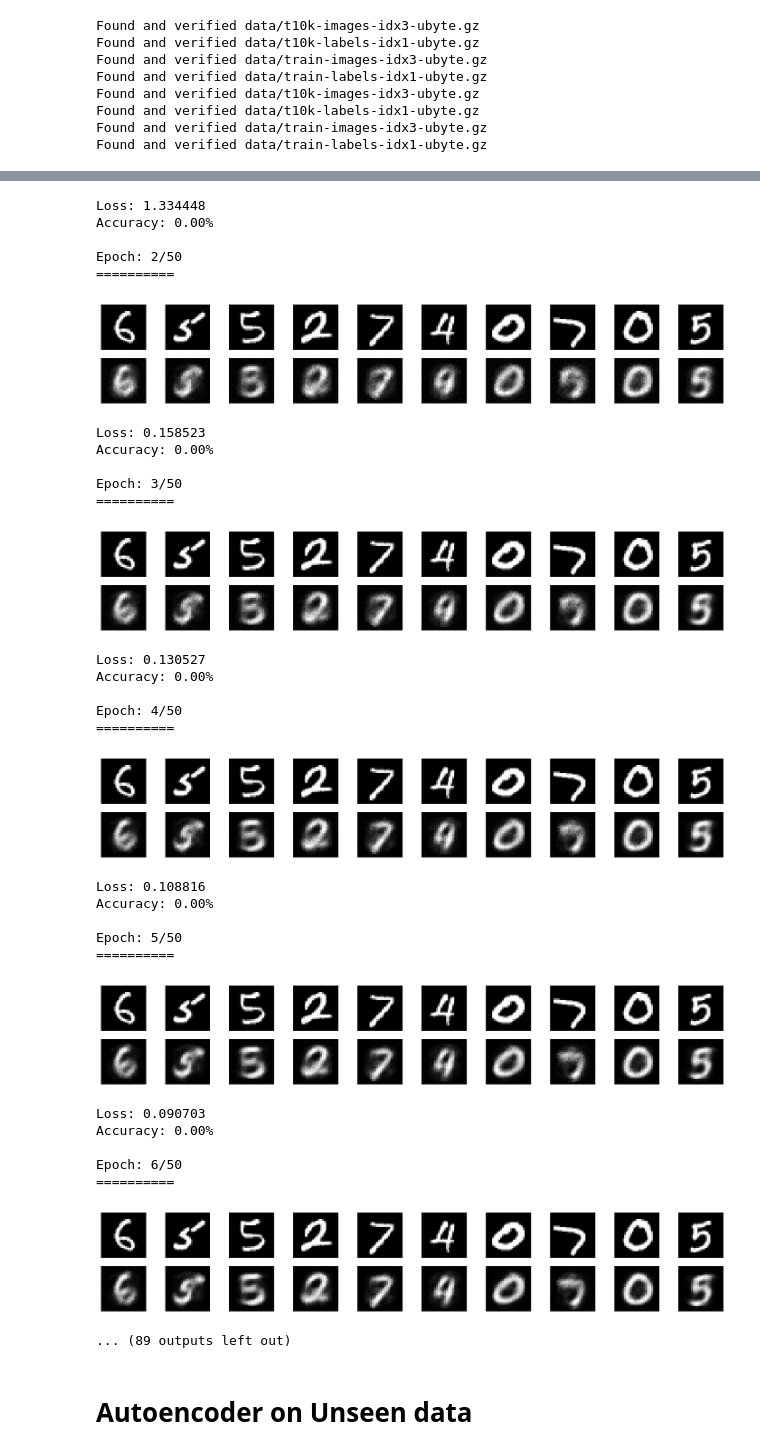
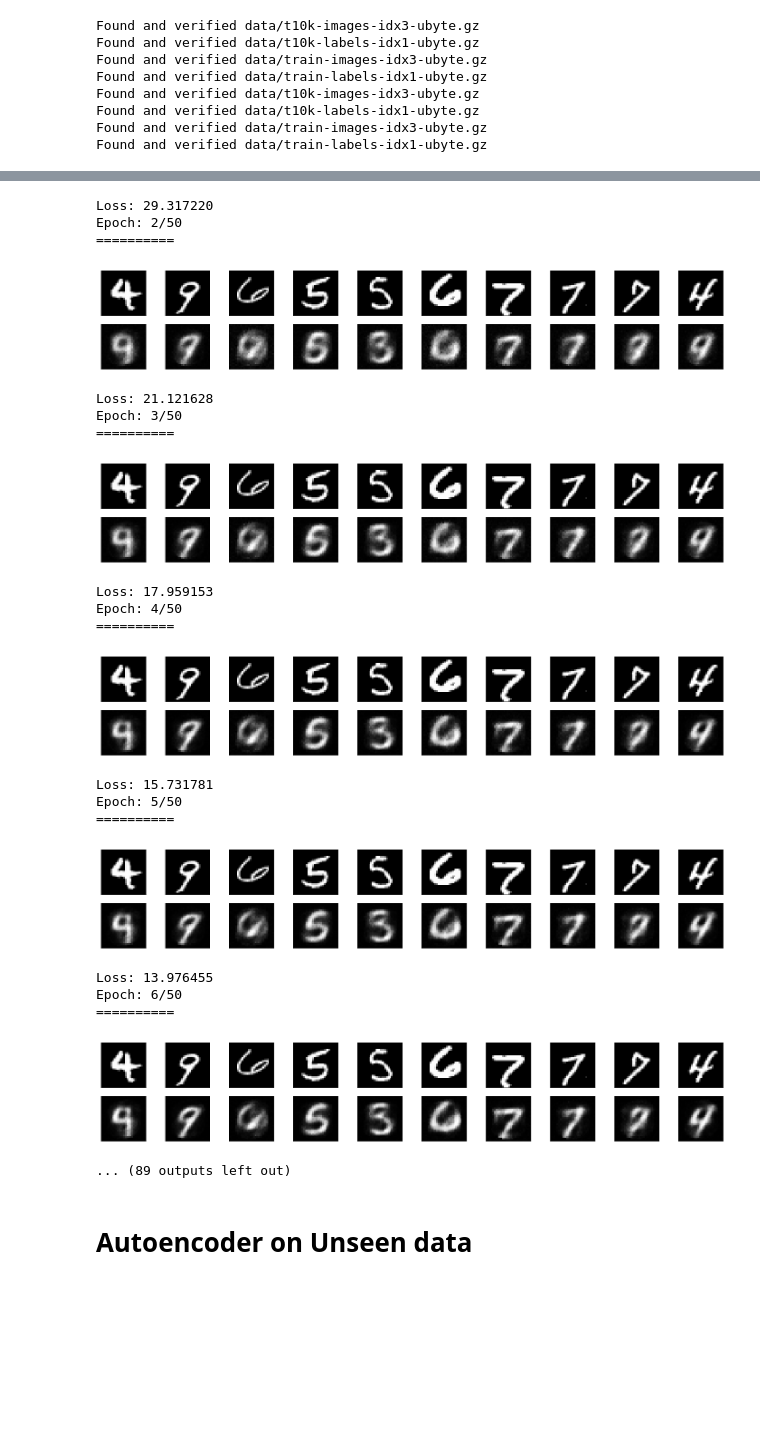
Before and after one commit to rrmina/eureka, a Jupyter notebook: Autoencoder.ipynb, the cells around one changed output, grey strips where cells are left out. Saved outputs shown, nothing was run; the diff lists cells and outputs as text; code cells hidden in the pictures; blank space fills up the shorter version.

Commit message:
Cleaned Autoencoder notebook, using loss/criterion class

```diff
--- a/Autoencoder.ipynb
+++ b/Autoencoder.ipynb
@@ -39,3 +44,6 @@ model = nn.Sequential([
 
 # Define the optimizer
 optimizer = optim.Adam(model, lr=0.0002)
+
+# Define Criterion/Loss function
+criterion = losses.MSELoss()
@@ -64,25 +68,20 @@ def train(model, optimizer):
         batch_loss = 0
 
         for inputs, targets in trainloader:
-            # Number of samples per batch
-            m = inputs.shape[0]
-
             # Forward Propagation
             out = model.forward(inputs)
 
             # Compute loss
-            batch_loss += mse_loss(out, targets)
+            batch_loss += criterion(out, targets)
 
-            # Backprop Var
-            back_var = out - targets
+            # Backprop of Loss Function
+            back_var = criterion.backward()
 
-            # Backward Propagation
+            # Backprop within Model
             model.backward(back_var)
 
             # Optimization Step
             optimizer.step()
-
-            okat = inputs
 
         # Visualization
         real_images = inputs.reshape(inputs.shape[0], 28, 28)[:10]
@@ -90,11 +89,10 @@ def train(model, optimizer):
         visualize(real_images, fake_images)
 
         print("Loss: {:.6f}".format(batch_loss))
-        print("Accuracy: {:.2f}%\n".format(acc/num_samples*100))
 
     return model
 # %%
-lets_c = train(model, optimizer)
+model = train(model, optimizer)
 # %% [output]
 Epoch: 1/50
 ==========
@@ -102,33 +100,23 @@ Epoch: 1/50
-Loss: 1.334448
-Accuracy: 0.00%
-
+Loss: 29.317220
 Epoch: 2/50
 ==========
-[figure, old version]
+[figure, new version]
-Loss: 0.158523
-Accuracy: 0.00%
-
+Loss: 21.121628
 Epoch: 3/50
 ==========
-[figure, old version]
+[figure, new version]
-Loss: 0.130527
-Accuracy: 0.00%
-
+Loss: 17.959153
 Epoch: 4/50
 ==========
-[figure, old version]
+[figure, new version]
-Loss: 0.108816
-Accuracy: 0.00%
-
+Loss: 15.731781
 Epoch: 5/50
 ==========
-[figure, old version]
+[figure, new version]
-Loss: 0.090703
-Accuracy: 0.00%
-
+Loss: 13.976455
 Epoch: 6/50
 ==========
-[figure, old version]
+[figure, new version]
 ... (89 outputs left out)
 # %% [markdown]
 # Autoencoder on Unseen data
```
Also changed, not shown: parts of 7 cells of this notebook.
